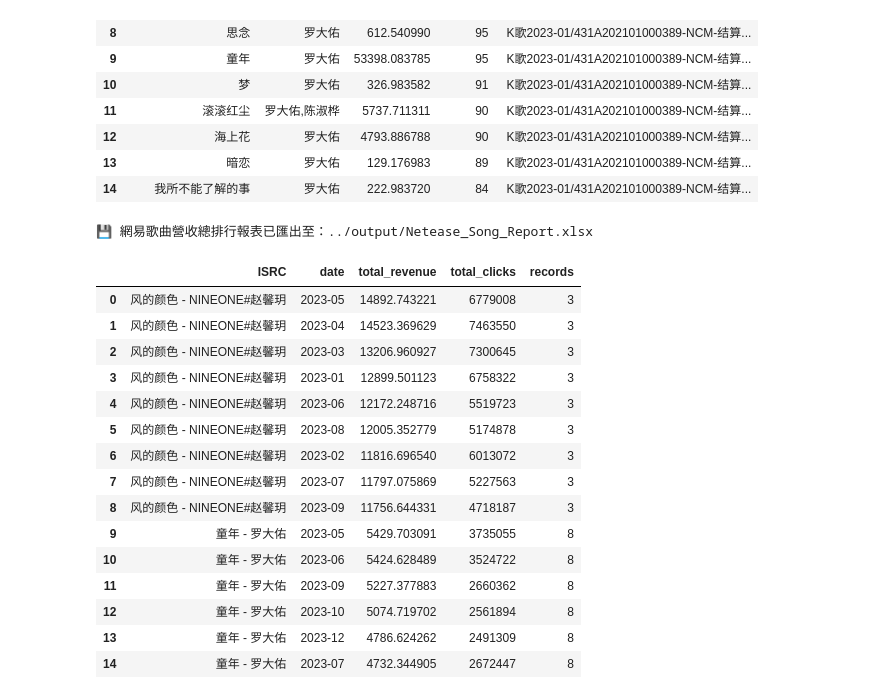
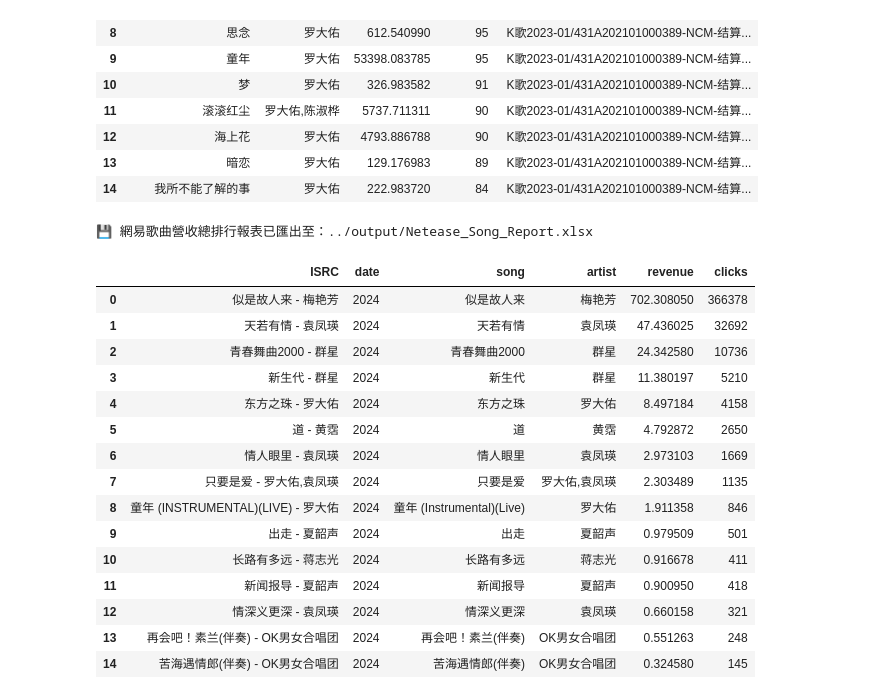
Before and after one commit to judyy19/Music-Analysis, a Jupyter notebook: analysis/netease_music.ipynb, the cells around one changed output. Saved outputs shown, nothing was run; the diff lists cells and outputs as text; code cells hidden in the pictures.

Commit message:
generate NetEase report by year and month

```diff
--- a/analysis/netease_music.ipynb
+++ b/analysis/netease_music.ipynb
@@ -86,7 +86,7 @@ for file in xlsx_files:
                 continue
 
             # 條件 2：將 sheet name 最後面 7 位字元 (例如 '2023-01') 當作新欄位 'date'
-            df_sheet['date'] = sheet_name[-7:]
+            df_sheet['date'] = sheet_name[-7:-3]
 
             # 計算 Clicks：動態加總所有欄位名稱含有「量」或「数量」的欄位值
             # (包括：总播放量、总下载量、销售数量、词使用量、曲使用量、原曲使用量、原伴奏使用量、消音伴奏使用量)
@@ -260,44 +260,44 @@ else:
 # %%
 # 6. 產出「網易歌曲營收總排行報表」
 if not df_cleaned.empty:
     song_report = (
         df_cleaned
         .groupby(['ISRC', 'date'])
         .agg(
             song=('Song', 'first'),
             artist=('Artist', 'first'),
-            total_revenue=('Revenue', 'sum'),
-            total_clicks=('Clicks', 'sum')
+            revenue=('Revenue', 'sum'),
+            clicks=('Clicks', 'sum')
         )
         .reset_index()
     )
 
     # 依照總收益由高到低排序
-    song_report = song_report.sort_values(by='total_revenue', ascending=False).reset_index(drop=True)
+    song_report = song_report.sort_values(by=['date', 'revenue'], ascending=False).reset_index(drop=True)
 
     # 匯出至 Excel
     os.makedirs(os.path.dirname(output_report_path), exist_ok=True)
     song_report.to_excel(output_report_path, index=False)
 
     print(f'💾 網易歌曲營收總排行報表已匯出至：{output_report_path}')
     display(song_report.head(15))
 else:
     print('無資料可處理。')
 # %% [output]
 💾 網易歌曲營收總排行報表已匯出至：../output/Netease_Song_Report.xlsx
-|  | ISRC | date | total_revenue | total_clicks | records |
-| 0 | 风的颜色 - NINEONE#赵馨玥 | 2023-05 | 14892.743221 | 6779008 | 3 |
-| 1 | 风的颜色 - NINEONE#赵馨玥 | 2023-04 | 14523.369629 | 7463550 | 3 |
-| 2 | 风的颜色 - NINEONE#赵馨玥 | 2023-03 | 13206.960927 | 7300645 | 3 |
-| 3 | 风的颜色 - NINEONE#赵馨玥 | 2023-01 | 12899.501123 | 6758322 | 3 |
-| 4 | 风的颜色 - NINEONE#赵馨玥 | 2023-06 | 12172.248716 | 5519723 | 3 |
-| 5 | 风的颜色 - NINEONE#赵馨玥 | 2023-08 | 12005.352779 | 5174878 | 3 |
-| 6 | 风的颜色 - NINEONE#赵馨玥 | 2023-02 | 11816.696540 | 6013072 | 3 |
-| 7 | 风的颜色 - NINEONE#赵馨玥 | 2023-07 | 11797.075869 | 5227563 | 3 |
-| 8 | 风的颜色 - NINEONE#赵馨玥 | 2023-09 | 11756.644331 | 4718187 | 3 |
-| 9 | 童年 - 罗大佑 | 2023-05 | 5429.703091 | 3735055 | 8 |
-| 10 | 童年 - 罗大佑 | 2023-06 | 5424.628489 | 3524722 | 8 |
-| 11 | 童年 - 罗大佑 | 2023-09 | 5227.377883 | 2660362 | 8 |
-| 12 | 童年 - 罗大佑 | 2023-10 | 5074.719702 | 2561894 | 8 |
-| 13 | 童年 - 罗大佑 | 2023-12 | 4786.624262 | 2491309 | 8 |
-| 14 | 童年 - 罗大佑 | 2023-07 | 4732.344905 | 2672447 | 8 |
+|  | ISRC | date | song | artist | revenue | clicks |
+| 0 | 似是故人来 - 梅艳芳 | 2024 | 似是故人来 | 梅艳芳 | 702.308050 | 366378 |
+| 1 | 天若有情 - 袁凤瑛 | 2024 | 天若有情 | 袁凤瑛 | 47.436025 | 32692 |
+| 2 | 青春舞曲2000 - 群星 | 2024 | 青春舞曲2000 | 群星 | 24.342580 | 10736 |
+| 3 | 新生代 - 群星 | 2024 | 新生代 | 群星 | 11.380197 | 5210 |
+| 4 | 东方之珠 - 罗大佑 | 2024 | 东方之珠 | 罗大佑 | 8.497184 | 4158 |
+| 5 | 道 - 黄霑 | 2024 | 道 | 黄霑 | 4.792872 | 2650 |
+| 6 | 情人眼里 - 袁凤瑛 | 2024 | 情人眼里 | 袁凤瑛 | 2.973103 | 1669 |
+| 7 | 只要是爱 - 罗大佑,袁凤瑛 | 2024 | 只要是爱 | 罗大佑,袁凤瑛 | 2.303489 | 1135 |
+| 8 | 童年 (INSTRUMENTAL)(LIVE) - 罗大佑 | 2024 | 童年 (Instrumental)(Live) | 罗大佑 | 1.911358 | 846 |
+| 9 | 出走 - 夏韶声 | 2024 | 出走 | 夏韶声 | 0.979509 | 501 |
+| 10 | 长路有多远 - 蒋志光 | 2024 | 长路有多远 | 蒋志光 | 0.916678 | 411 |
+| 11 | 新闻报导 - 夏韶声 | 2024 | 新闻报导 | 夏韶声 | 0.900950 | 418 |
+| 12 | 情深义更深 - 袁凤瑛 | 2024 | 情深义更深 | 袁凤瑛 | 0.660158 | 321 |
+| 13 | 再会吧！素兰(伴奏) - OK男女合唱团 | 2024 | 再会吧！素兰(伴奏) | OK男女合唱团 | 0.551263 | 248 |
+| 14 | 苦海遇情郎(伴奏) - OK男女合唱团 | 2024 | 苦海遇情郎(伴奏) | OK男女合唱团 | 0.324580 | 145 |
```
Also changed, not shown: parts of 3 cells of this notebook.
